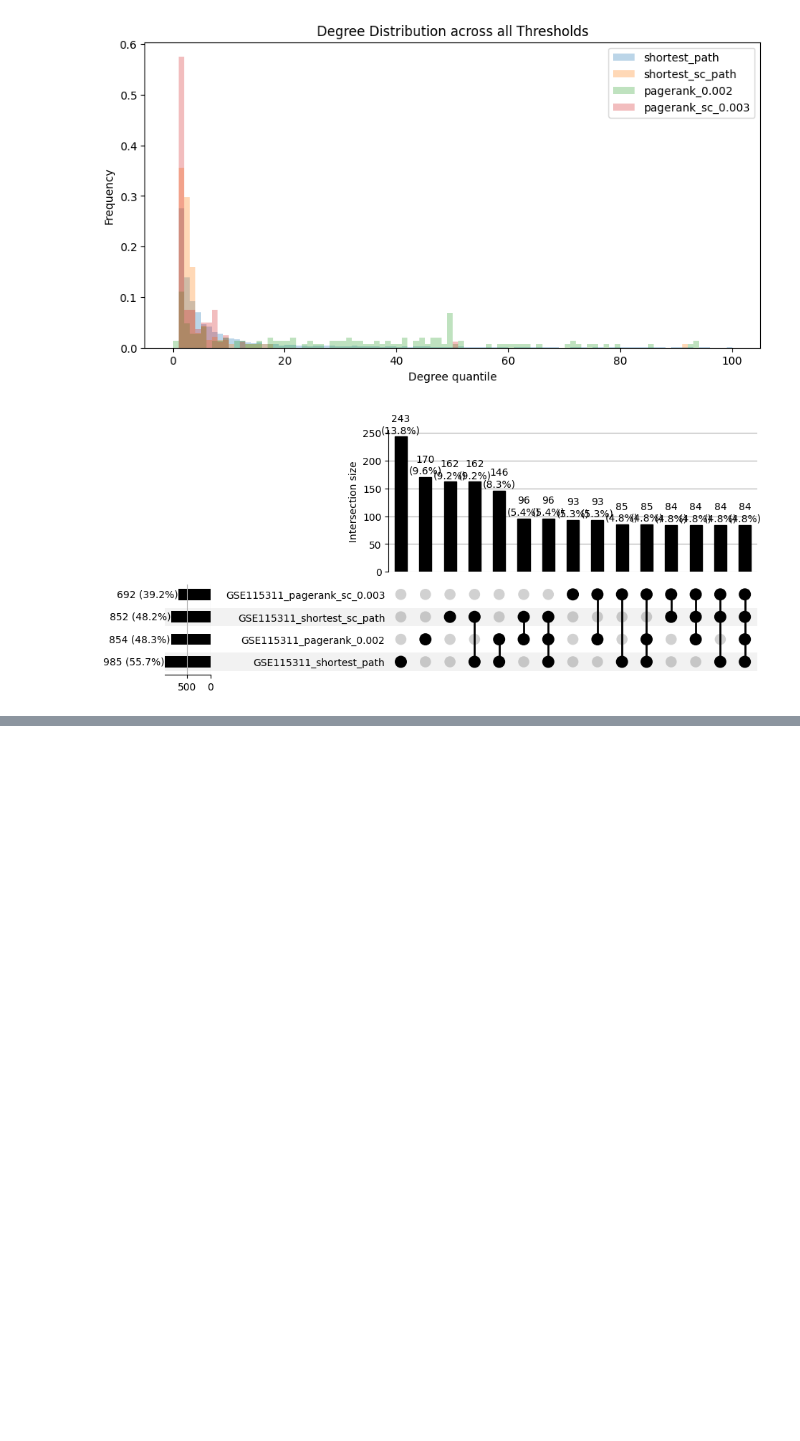
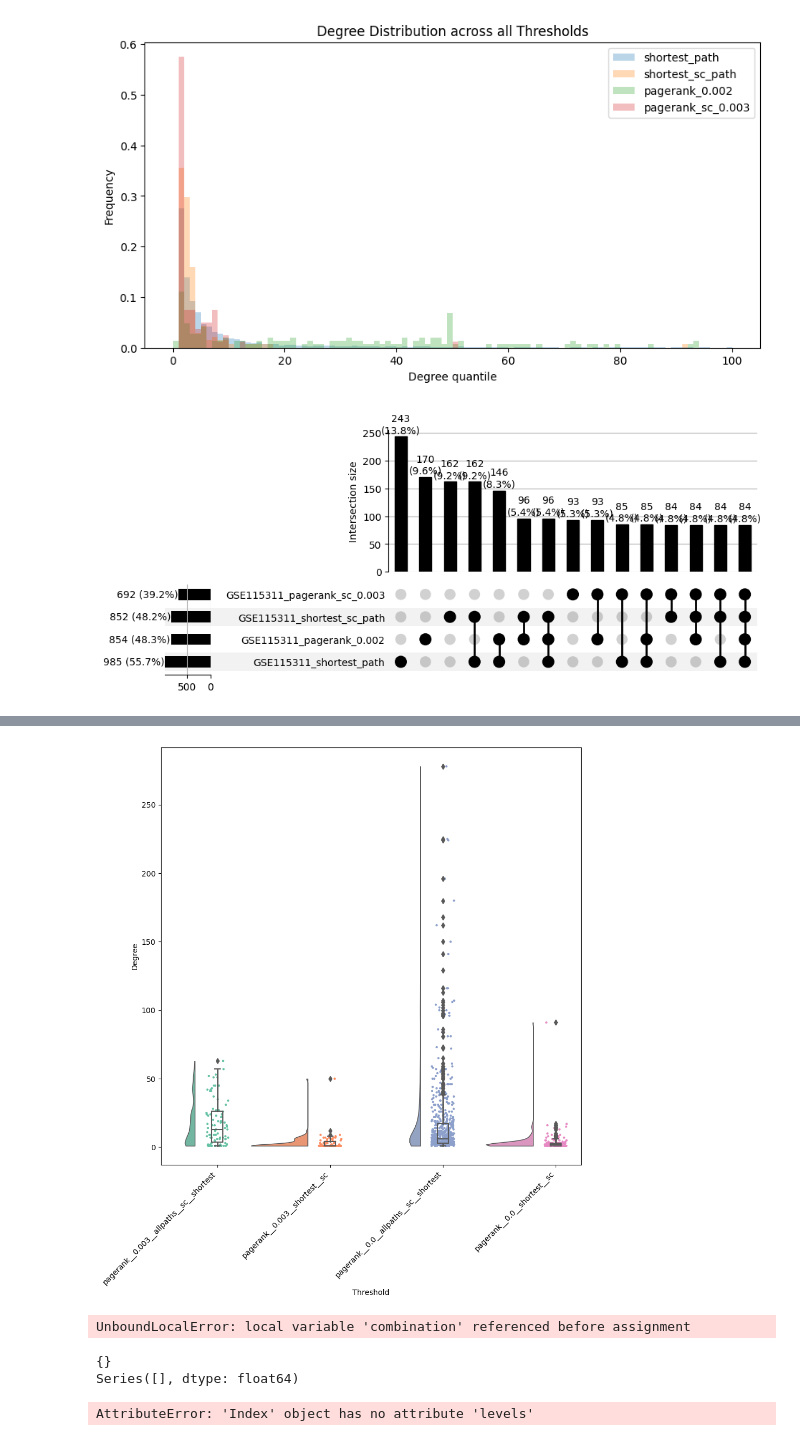
Before and after one commit to saezlab/uptown, a Jupyter notebook: data_applications.ipynb, the cells around one changed output, grey strips where cells are left out. Saved outputs shown, nothing was run; the diff lists cells and outputs as text; code cells hidden in the pictures; blank space fills up the shorter version.

```diff
--- a/data_applications.ipynb
+++ b/data_applications.ipynb
@@ -485,0 +554,10 @@ G3P_solver.visualize_intersection(selected_thresholds)
+# %%
+selected_thresholds = ['pagerank__0.003__allpaths__sc__shortest', 'pagerank__0.003__shortest__sc', 'pagerank__0.0__allpaths__sc__shortest', 'pagerank__0.0__shortest__sc']
+# %%
+G3P_solver.visualize_degrees(selected_thresholds)
+# %% [output]
+[figure, added]
+# %%
+G3P_solver.visualize_intersection(selected_thresholds)
+# %% [output]
+UnboundLocalError: local variable 'combination' referenced before assignment
@@ -485,0 +612,6 @@ G3P_solver.visualize_intersection(selected_thresholds)
+# %%
+visualize_intersection(G3P_solver, selected_thresholds)
+# %% [output]
+{}
+Series([], dtype: float64)
+AttributeError: 'Index' object has no attribute 'levels'
```
Also changed, not shown: parts of 14 cells of this notebook, 3 other files.
